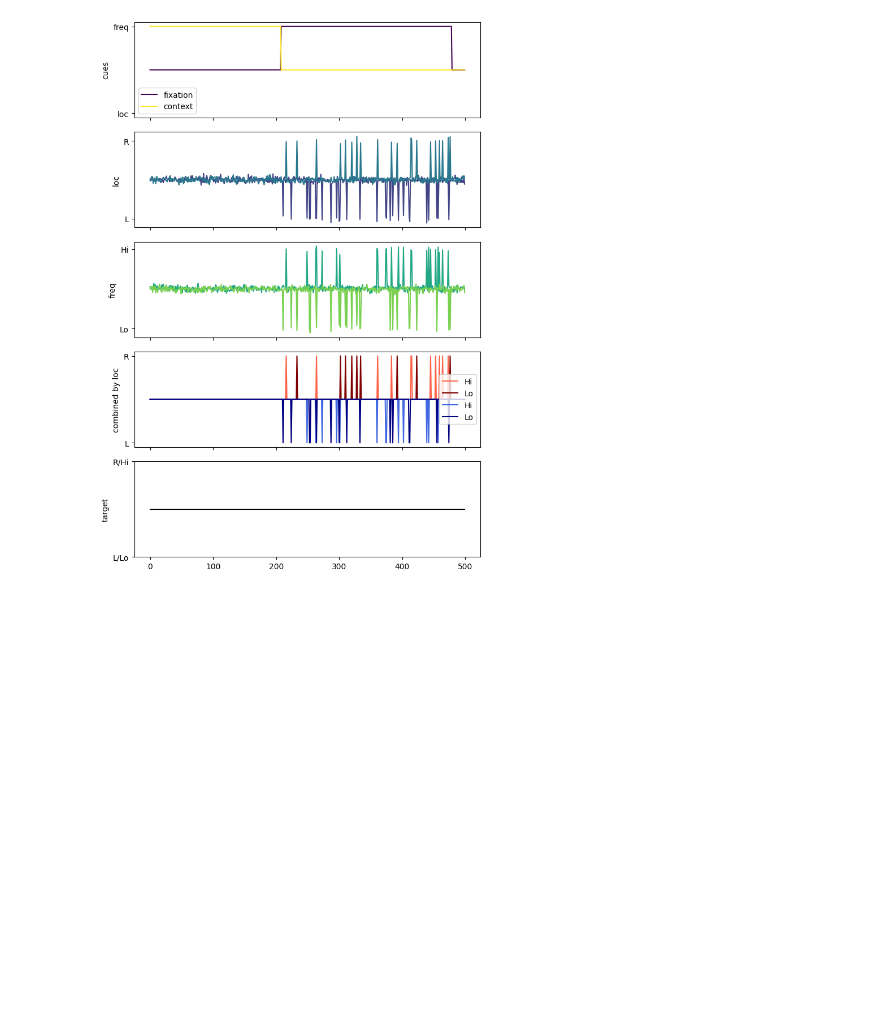
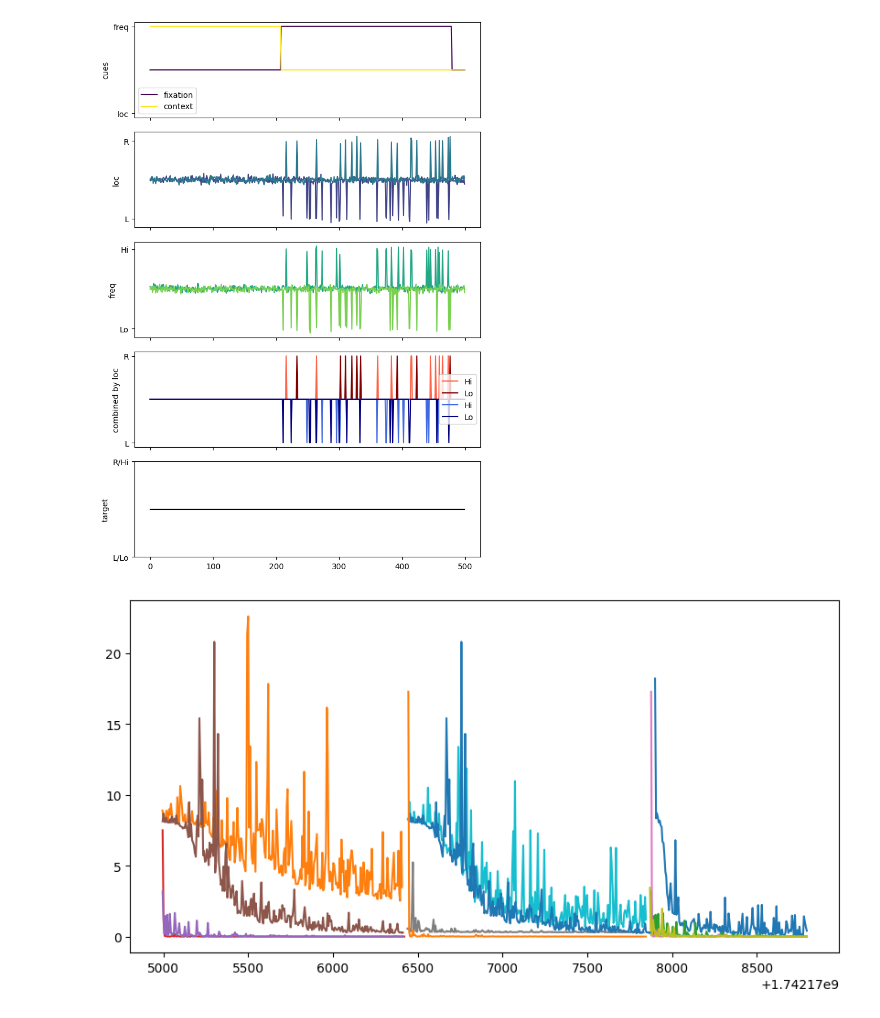
Before and after one commit to alejandradu/ComputationThruDynamicsBenchmark, a Jupyter notebook: examples/notebooks/Task_train+LINT.ipynb, the cells around one changed output. Saved outputs shown, nothing was run; the diff lists cells and outputs as text; code cells hidden in the pictures; blank space fills up the shorter version.

```diff
--- a/examples/notebooks/Task_train+LINT.ipynb
+++ b/examples/notebooks/Task_train+LINT.ipynb
@@ -59,3 +172,43 @@ mp = MarinoPagan(n_timesteps= 500, noise= 0.05, rateL=20)  # Hz
 mp.render()
 # %% [output]
 [figure]
+# %%
+# compare the training dynamics of all tunes for one model on one task
+import pandas as pd
+import matplotlib.pyplot as plt
+import os
+
+def find_progress_files(directory):
+    progress_files = []
+    labels = []
+
+    for folder in os.listdir(directory):
+        folder_path = os.path.join(directory, folder)
+        progress_file = os.path.join(folder_path, 'progress.csv')
+
+        if os.path.isdir(folder_path) and os.path.isfile(progress_file) and os.path.getsize(progress_file) > 0:
+            progress_files.append(progress_file)
+            labels.append(folder_path)
+
+    return progress_files, labels
+
+dir = "/scratch/gpfs/ad2002/content/runs/task-trained/20250316_PClicks_NODE/train_2025-03-16_21-29-27/"
+
+fig, ax = plt.subplots(figsize=(10, 5))
+progress_files, labels = find_progress_files(dir)
+for i in range(len(progress_files)):
+    file = progress_files[i]
+    df = pd.read_csv(file)
+    ax.plot(df['timestamp'], df['loss'], label=labels[i])
+    #ax.legend()
+
+#ax.set_ylim([0, 0.001])
+
+plt.show()
+
+# plotting both easy and hard trials: for easy size 2 lr 1e-2 is the best (3-10 not necesarily better, but higher lr means more spikey),
+# for 26 size 10 is best
+
+# could increase the lat weight to make the latents more stable
+# %% [output]
+[figure, added]
```
Also changed, not shown: parts of 3 cells of this notebook, 1 other file.
